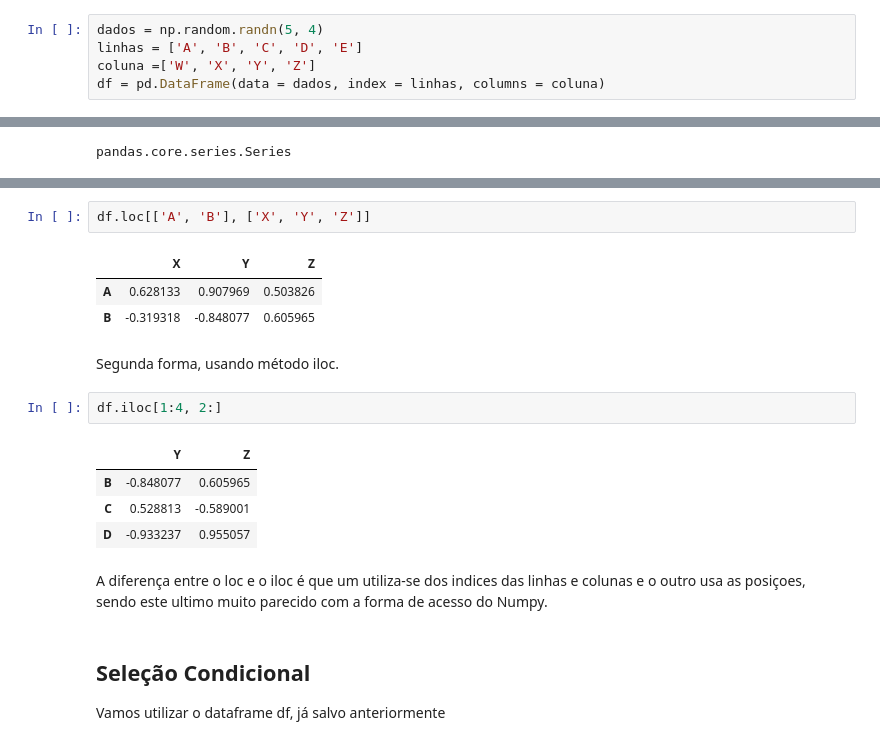
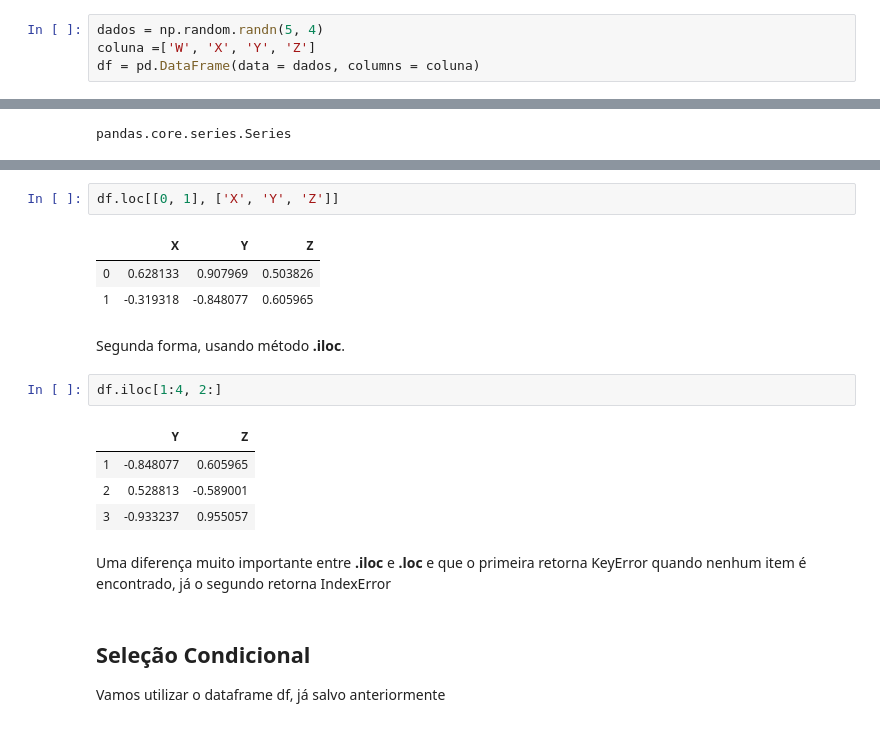
Before and after one commit to GMizuno/analise_de_dados, a Jupyter notebook: Pandas parte 1.ipynb, the cells around one changed output, grey strips where cells are left out. Drawn from its saved outputs; the diff is of its cells as text.

```diff
--- a/Pandas parte 1.ipynb
+++ b/Pandas parte 1.ipynb
@@ -196,5 +194,4 @@ O Método .seed cria uma semente para geração de números aleatorios.
 # %%
 dados = np.random.randn(5, 4)
-linhas = ['A', 'B', 'C', 'D', 'E']
 coluna =['W', 'X', 'Y', 'Z']
-df = pd.DataFrame(data = dados, index = linhas, columns = coluna)
+df = pd.DataFrame(data = dados, columns = coluna)
@@ -325,22 +328,22 @@ type(df.loc['A'])
 # %% [output]
 pandas.core.series.Series
 # %%
-df.loc[['A', 'B'], ['X', 'Y', 'Z']]
+df.loc[[0, 1], ['X', 'Y', 'Z']]
 # %% [output]
 |  | X | Y | Z |
-| A | 0.628133 | 0.907969 | 0.503826 |
-| B | -0.319318 | -0.848077 | 0.605965 |
+| 0 | 0.628133 | 0.907969 | 0.503826 |
+| 1 | -0.319318 | -0.848077 | 0.605965 |
 # %% [markdown]
-Segunda forma, usando método iloc.
+Segunda forma, usando método <b>.iloc</b>.
 # %%
 df.iloc[1:4, 2:]
 # %% [output]
 |  | Y | Z |
-| B | -0.848077 | 0.605965 |
-| C | 0.528813 | -0.589001 |
-| D | -0.933237 | 0.955057 |
+| 1 | -0.848077 | 0.605965 |
+| 2 | 0.528813 | -0.589001 |
+| 3 | -0.933237 | 0.955057 |
-# %% [markdown]
-A diferença entre o loc e o iloc é que um utiliza-se dos indices das linhas e colunas e o outro usa as posiçoes, sendo este ultimo muito parecido com a forma de acesso do Numpy.
+# %% [markdown]
+Uma diferença muito importante entre <b>.iloc</b> e <b>.loc</b> e que o primeira retorna KeyError quando nenhum item é encontrado, já o segundo retorna IndexError
 # %% [markdown]
 <h2>Seleção Condicional</h2>
 <p> </p>
```
Also changed, not shown: parts of 54 cells of this notebook, 12 other files.
